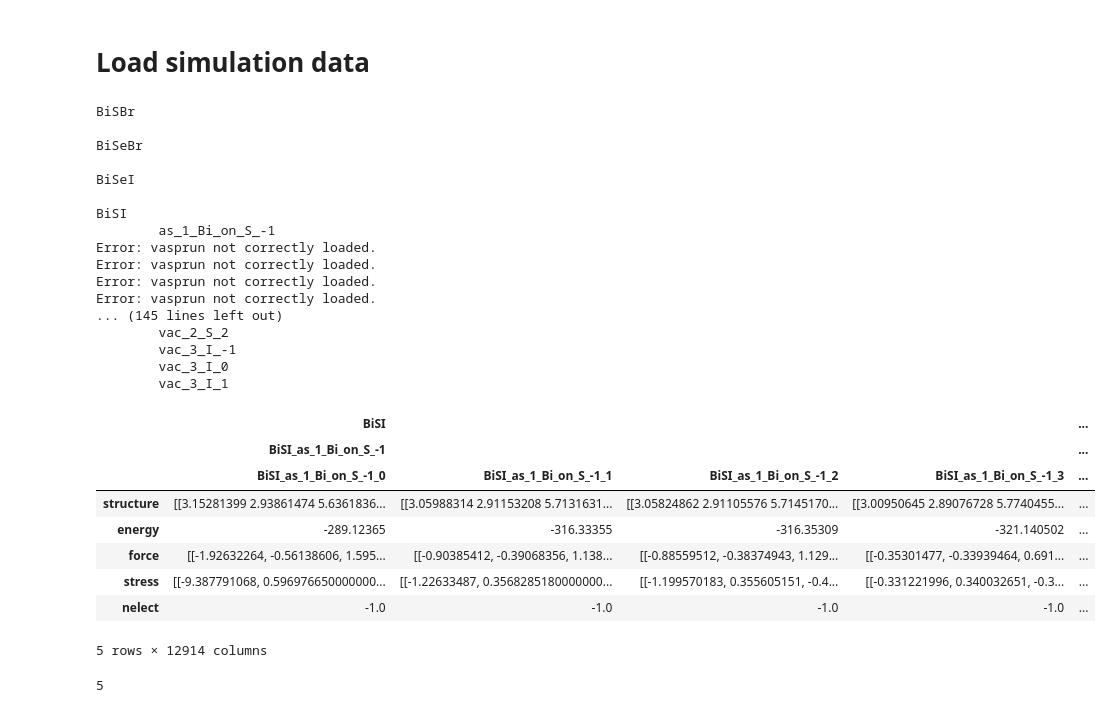
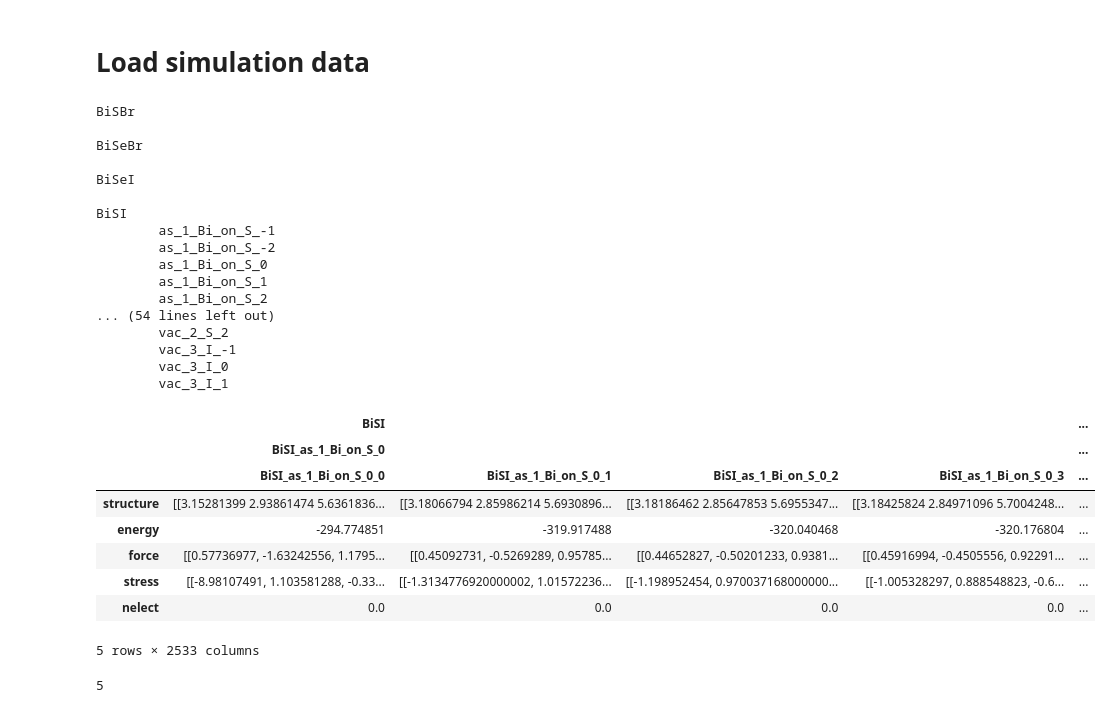
Before and after one commit to CibranLopez/m3gnet, a Jupyter notebook: train_IAP_lightning.ipynb, the cells around one changed output. Saved outputs shown, nothing was run; the diff lists cells and outputs as text; code cells hidden in the pictures.

Commit message:
Analyze charge and energy extract vaspruns and fixed cell relaxation

```diff
--- a/train_IAP_lightning.ipynb
+++ b/train_IAP_lightning.ipynb
@@ -55,47 +55,47 @@ if path.exists(data_train_path):
     # Load data for model training
     m3gnet_dataset = pd.read_excel(data_train_path, index_col=0, header=[0,1,2])
 else:
     if max_counter < 100:
         # Path to dataset, structured as:
         # path_to_dataset
         #     material_i
         #         defect_i
         #             simulation_i (containing vasprun.xml)
         path_to_dataset = '../../../Desktop/defects/gamma'
 
         # Extract the data
-        source_m3gnet_dataset = MLL.extract_vaspruns_dataset(path_to_dataset)
+        source_m3gnet_dataset = MLL.extract_vaspruns_dataset(path_to_dataset, charged=False)
         #source_m3gnet_dataset.to_excel(data_train_path)
     max_counter += 1
 
 source_m3gnet_dataset
 # %% [output]
 BiSBr
 
 BiSeBr
 
 BiSeI
 
 BiSI
         as_1_Bi_on_S_-1
-Error: vasprun not correctly loaded.
-Error: vasprun not correctly loaded.
-Error: vasprun not correctly loaded.
-Error: vasprun not correctly loaded.
-... (145 lines left out)
+        as_1_Bi_on_S_-2
+        as_1_Bi_on_S_0
+        as_1_Bi_on_S_1
+        as_1_Bi_on_S_2
+... (54 lines left out)
         vac_2_S_2
         vac_3_I_-1
         vac_3_I_0
         vac_3_I_1
 |  | BiSI |  |  |  | ... |
-|  | BiSI_as_1_Bi_on_S_-1 |  |  |  | ... |
-|  | BiSI_as_1_Bi_on_S_-1_0 | BiSI_as_1_Bi_on_S_-1_1 | BiSI_as_1_Bi_on_S_-1_2 | BiSI_as_1_Bi_on_S_-1_3 | ... |
-| structure | [[3.15281399 2.93861474 5.6361836... | [[3.05988314 2.91153208 5.7131631... | [[3.05824862 2.91105576 5.7145170... | [[3.00950645 2.89076728 5.7740455... | ... |
-| energy | -289.12365 | -316.33355 | -316.35309 | -321.140502 | ... |
-| force | [[-1.92632264, -0.56138606, 1.595... | [[-0.90385412, -0.39068356, 1.138... | [[-0.88559512, -0.38374943, 1.129... | [[-0.35301477, -0.33939464, 0.691... | ... |
-| stress | [[-9.387791068, 0.596976650000000... | [[-1.22633487, 0.3568285180000000... | [[-1.199570183, 0.355605151, -0.4... | [[-0.331221996, 0.340032651, -0.3... | ... |
-| nelect | -1.0 | -1.0 | -1.0 | -1.0 | ... |
+|  | BiSI_as_1_Bi_on_S_0 |  |  |  | ... |
+|  | BiSI_as_1_Bi_on_S_0_0 | BiSI_as_1_Bi_on_S_0_1 | BiSI_as_1_Bi_on_S_0_2 | BiSI_as_1_Bi_on_S_0_3 | ... |
+| structure | [[3.15281399 2.93861474 5.6361836... | [[3.18066794 2.85986214 5.6930896... | [[3.18186462 2.85647853 5.6955347... | [[3.18425824 2.84971096 5.7004248... | ... |
+| energy | -294.774851 | -319.917488 | -320.040468 | -320.176804 | ... |
+| force | [[0.57736977, -1.63242556, 1.1795... | [[0.45092731, -0.5269289, 0.95785... | [[0.44652827, -0.50201233, 0.9381... | [[0.45916994, -0.4505556, 0.92291... | ... |
+| stress | [[-8.98107491, 1.103581288, -0.33... | [[-1.3134776920000002, 1.01572236... | [[-1.198952454, 0.970037168000000... | [[-1.005328297, 0.888548823, -0.6... | ... |
+| nelect | 0.0 | 0.0 | 0.0 | 0.0 | ... |
-5 rows × 12914 columns
+5 rows × 2533 columns
 # %%
 len(source_m3gnet_dataset)
 # %% [output]
```
Also changed, not shown: parts of 1 cell of this notebook, 3 other files.
